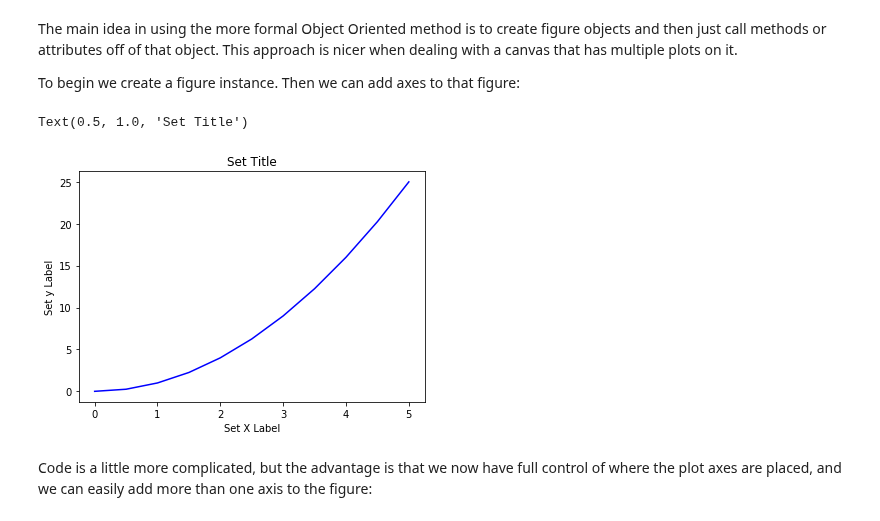
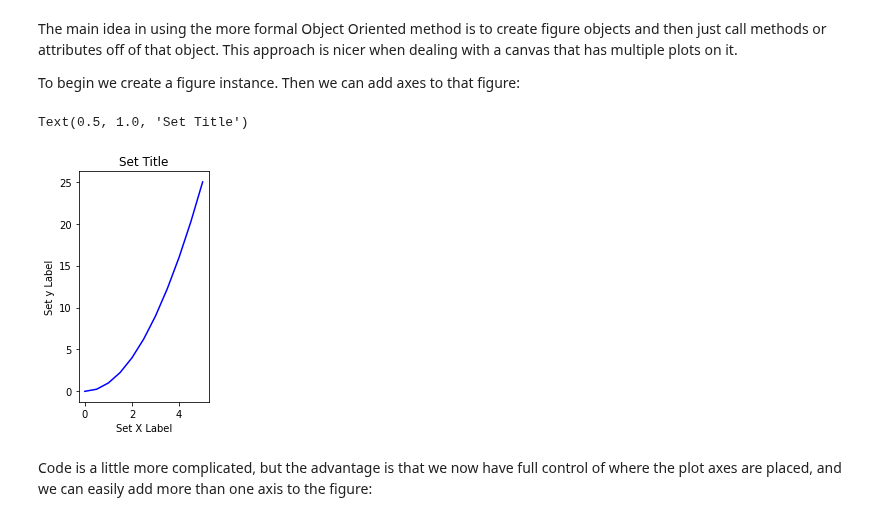
Before and after one commit to yin-penghang/AMAT593, a Jupyter notebook: 03_Matplotlib/01-Matplotlib Basics.ipynb, the cells around one changed output. Drawn from its saved outputs; the diff is of its cells as text; code cells hidden in the pictures.

```diff
--- a/03_Matplotlib/01-Matplotlib Basics.ipynb
+++ b/03_Matplotlib/01-Matplotlib Basics.ipynb
@@ -83,18 +83,18 @@ To begin we create a figure instance. Then we can add axes to that figure:
 # %%
 # Create Figure (empty canvas)
 fig = plt.figure()
 
 # Add set of axes to figure
-axes = fig.add_axes([.1, .1, 0.8, 0.8]) # left, bottom, width, height (range 0 to 1)
+axes = fig.add_axes([.5, .1, 0.3, 0.8]) # left, bottom, width, height (range 0 to 1)
 
 # Plot on that set of axes
 axes.plot(x, y, 'b')
 axes.set_xlabel('Set X Label') # Notice the use of set_ to begin methods
 axes.set_ylabel('Set y Label')
 axes.set_title('Set Title')
 # %% [output]
 Text(0.5, 1.0, 'Set Title')
-[figure, old version]
+[figure, new version]
 # %% [markdown]
 Code is a little more complicated, but the advantage is that we now have full control of where the plot axes are placed, and we can easily add more than one axis to the figure:
 # %%
```
Also changed, not shown: parts of 18 cells of this notebook.
